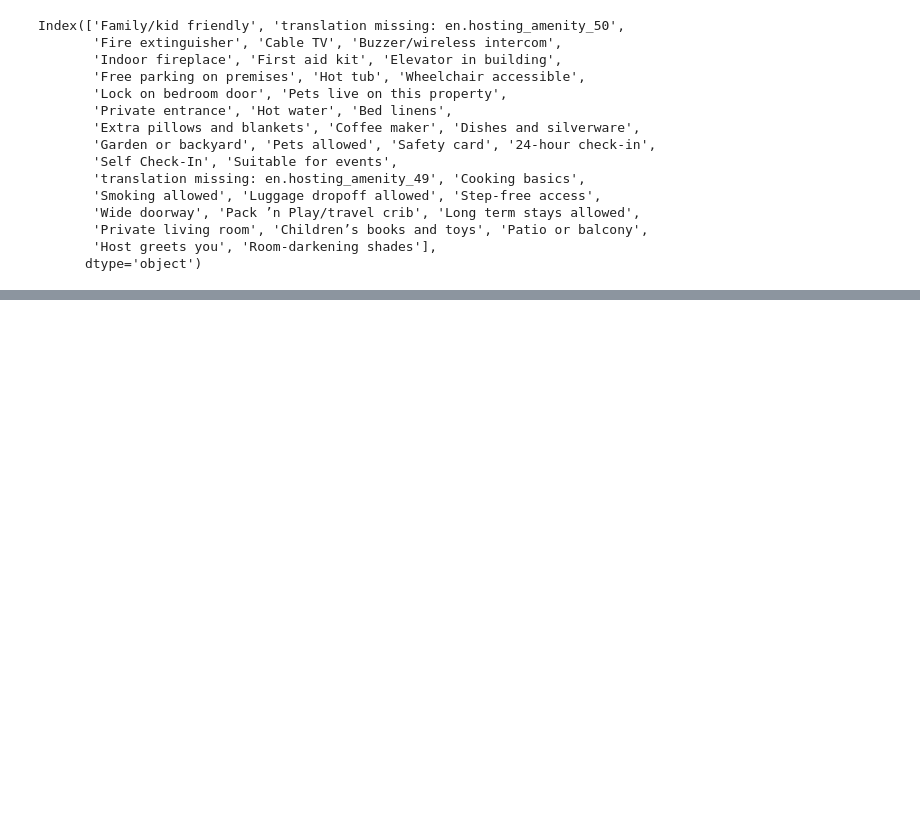
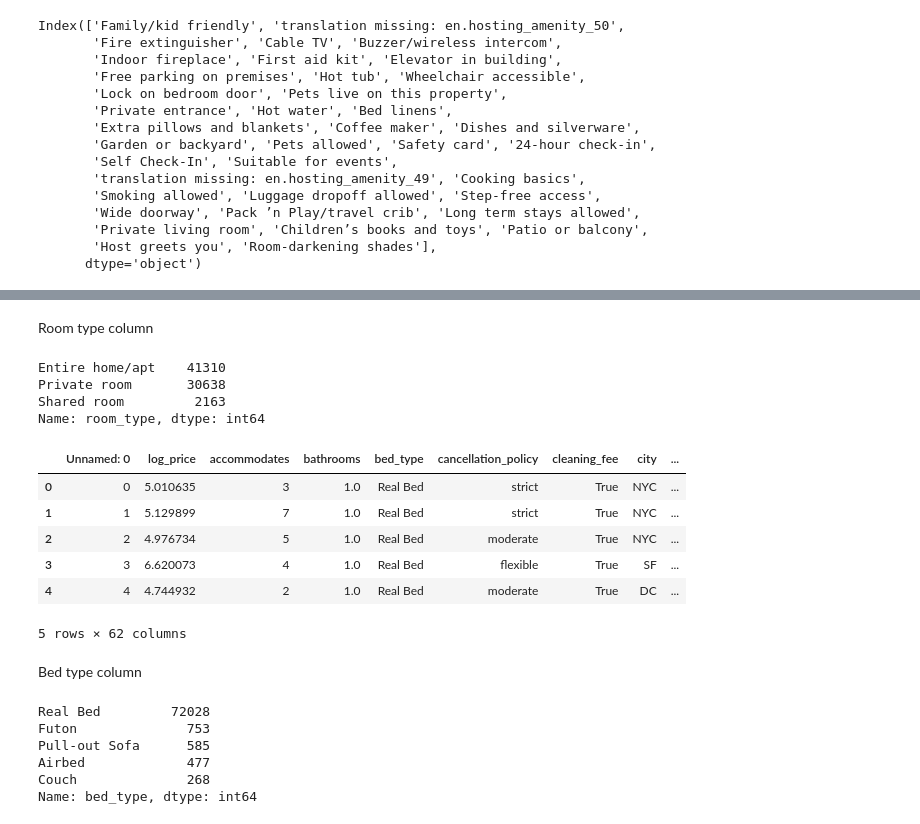
Before and after one commit to urusha-shrestha/airbnb_rent_prediction, a Jupyter notebook: EDA.ipynb, the cells around one changed output, grey strips where cells are left out. Drawn from its saved outputs; the diff is of its cells as text; code cells hidden in the pictures; blank space fills up the shorter version.

```diff
--- a/EDA.ipynb
+++ b/EDA.ipynb
@@ -538,0 +517,7 @@ df_concat
+# %%
+#putting those categories of apartment which have less than 100 values in a separate column named 'Others'
+replace_lst=[]
+for i in range (df_concat['property_type'].nunique()):
+    if df_concat['property_type'].value_counts()[i]<100:
+        replace_lst.append(df_concat['property_type'].value_counts().keys()[i])
+print(replace_lst)
@@ -538,0 +526,3 @@ df_concat
+# %%
+df_concat.replace(replace_lst, 'Other', inplace=True)
+df_concat['property_type'].unique()
@@ -538,0 +533,4 @@ df_concat
+# %%
+#encoding the property type column with one hot encoding
+df_concat = pd.get_dummies(df_concat,columns=['property_type'], drop_first=True, dtype=float)
+df_concat.head()
@@ -538,0 +545,32 @@ df_concat
+# %% [markdown]
+Room type column
+# %%
+df_concat['room_type'].value_counts()
+# %% [output]
+Entire home/apt    41310
+Private room       30638
+Shared room         2163
+Name: room_type, dtype: int64
+# %%
+#encoding the room type column with one hot encoding
+df_concat = pd.get_dummies(df_concat,columns=['room_type'], drop_first=True, dtype=float)
+df_concat.head()
+# %% [output]
+|  | Unnamed: 0 | log_price | accommodates | bathrooms | bed_type | cancellation_policy | cleaning_fee | city | ... |
+| 0 | 0 | 5.010635 | 3 | 1.0 | Real Bed | strict | True | NYC | ... |
+| 1 | 1 | 5.129899 | 7 | 1.0 | Real Bed | strict | True | NYC | ... |
+| 2 | 2 | 4.976734 | 5 | 1.0 | Real Bed | moderate | True | NYC | ... |
+| 3 | 3 | 6.620073 | 4 | 1.0 | Real Bed | flexible | True | SF | ... |
+| 4 | 4 | 4.744932 | 2 | 1.0 | Real Bed | moderate | True | DC | ... |
+5 rows × 62 columns
+# %% [markdown]
+Bed type column
+# %%
+df_concat['bed_type'].value_counts()
+# %% [output]
+Real Bed         72028
+Futon              753
+Pull-out Sofa      585
+Airbed             477
+Couch              268
+Name: bed_type, dtype: int64
```
Also changed, not shown: parts of 26 cells of this notebook, 2 other files.
